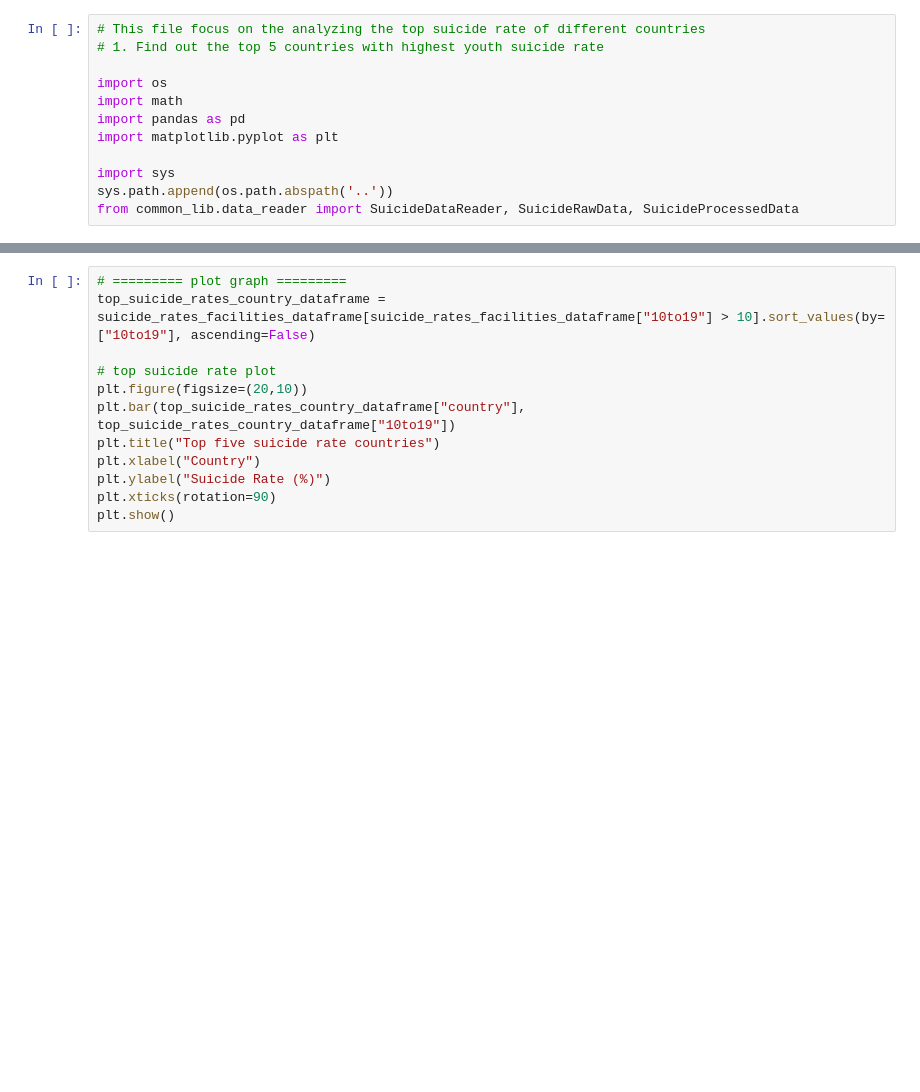
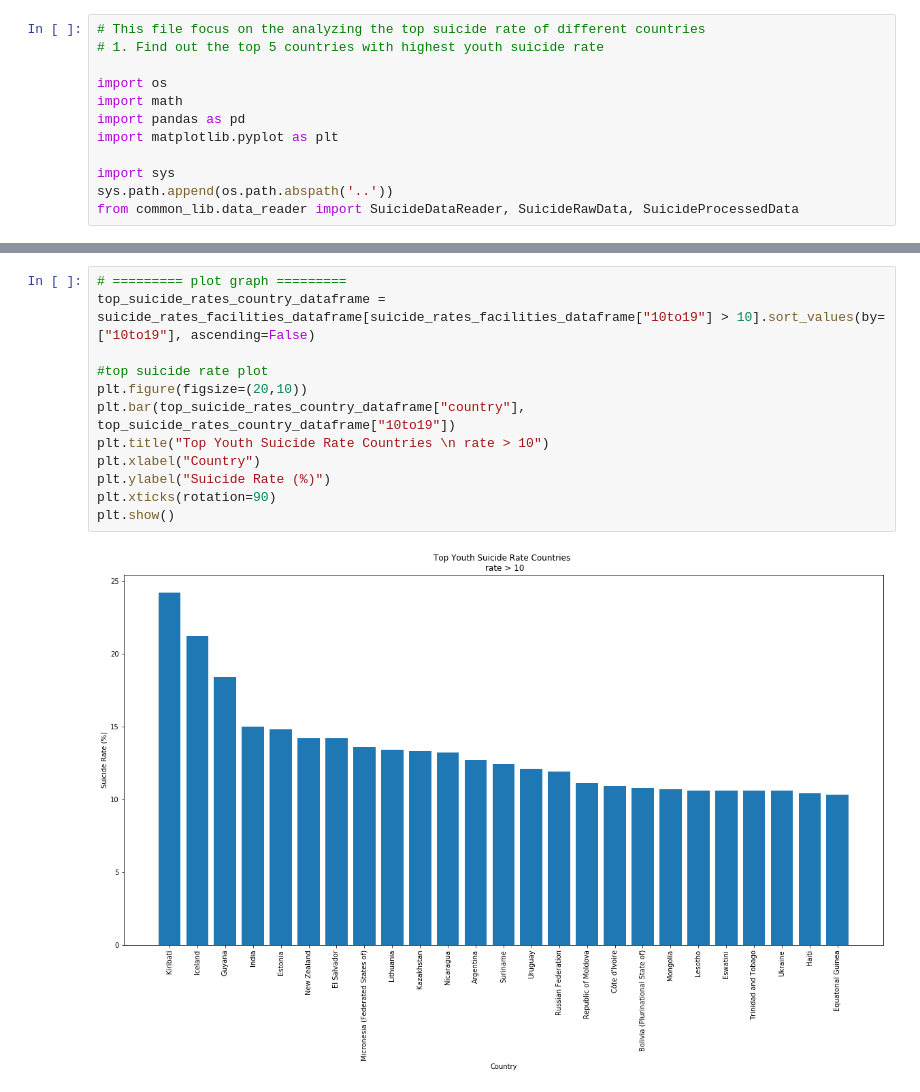
Before and after one commit to mdsi-dsp-at2/eTe-analysis, a Jupyter notebook: analysis/2/top_suicide_rate.ipynb, the cells around one changed output, grey strips where cells are left out. Drawn from its saved outputs; the diff is of its cells as text; blank space fills up the shorter version.

```diff
--- a/analysis/2/top_suicide_rate.ipynb
+++ b/analysis/2/top_suicide_rate.ipynb
@@ -33,15 +58,17 @@ print(top_five_youth_suicide_rates_dataframe)
 # %%
 # ========= plot graph =========
 top_suicide_rates_country_dataframe = suicide_rates_facilities_dataframe[suicide_rates_facilities_dataframe["10to19"] > 10].sort_values(by=["10to19"], ascending=False)
 
-# top suicide rate plot
+#top suicide rate plot
 plt.figure(figsize=(20,10))
 plt.bar(top_suicide_rates_country_dataframe["country"], top_suicide_rates_country_dataframe["10to19"])
-plt.title("Top five suicide rate countries")
+plt.title("Top Youth Suicide Rate Countries \n rate > 10")
 plt.xlabel("Country")
 plt.ylabel("Suicide Rate (%)")
 plt.xticks(rotation=90)
 plt.show()
+# %% [output]
+[figure, added]
 # %%
 # plot the suicide rate vs different facilities for analysis
 ALL_SEX = top_suicide_rates_country_dataframe["sex"].unique()
```
Also changed, not shown: parts of 3 cells of this notebook, 2 other files.
